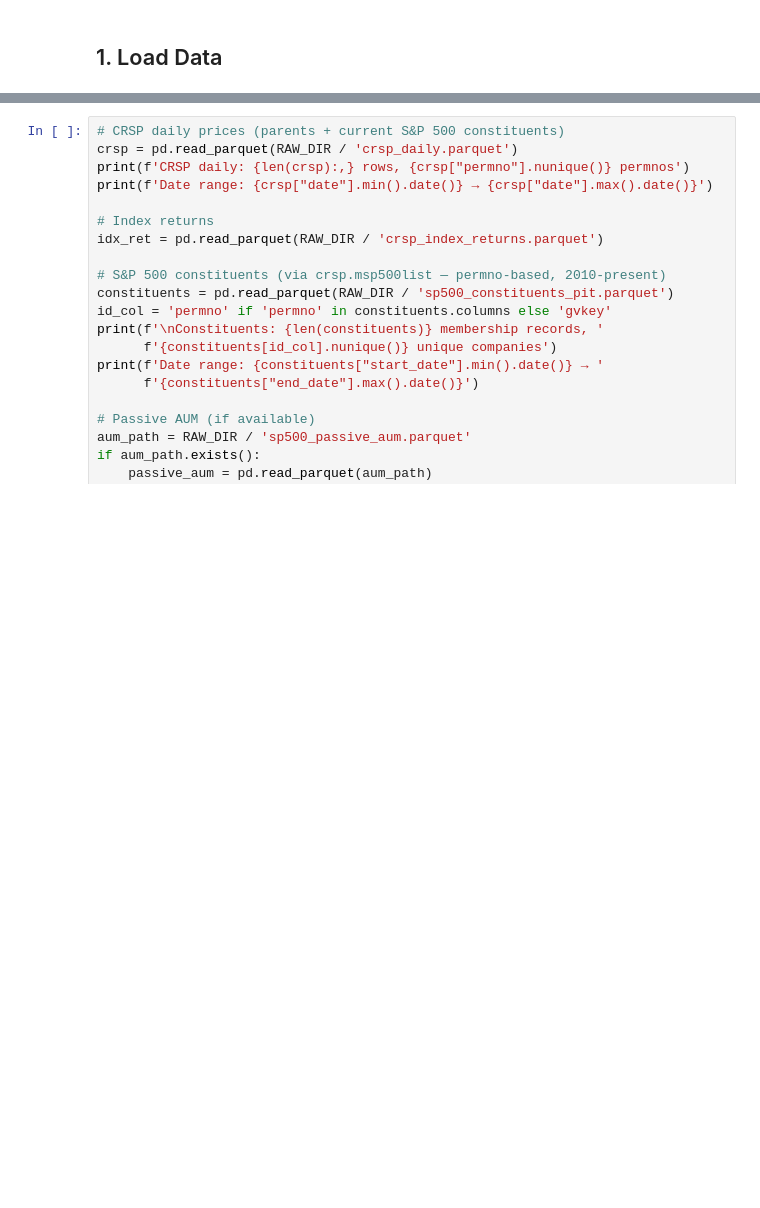
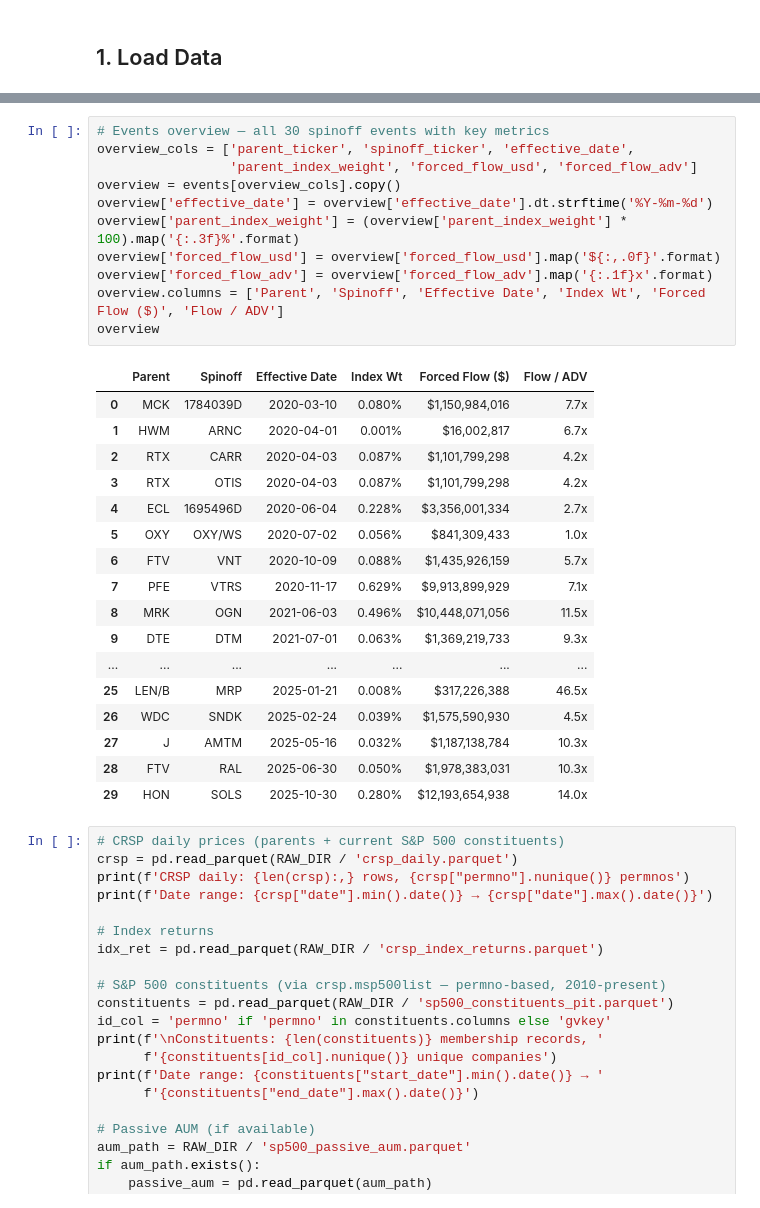
Before and after one commit to ElouanBahri/index-spinoff-arbitrage, a Jupyter notebook: eda.ipynb, the cells around one changed output, grey strips where cells are left out. Cells and saved outputs as stored; diff of their text form; blank space fills up the shorter version.

```diff
--- a/eda.ipynb
+++ b/eda.ipynb
@@ -57,3 +50,32 @@ Spinoff events: 30 rows
+# %%
+# Events overview — all 30 spinoff events with key metrics
+overview_cols = ['parent_ticker', 'spinoff_ticker', 'effective_date',
+                 'parent_index_weight', 'forced_flow_usd', 'forced_flow_adv']
+overview = events[overview_cols].copy()
+overview['effective_date'] = overview['effective_date'].dt.strftime('%Y-%m-%d')
+overview['parent_index_weight'] = (overview['parent_index_weight'] * 100).map('{:.3f}%'.format)
+overview['forced_flow_usd'] = overview['forced_flow_usd'].map('${:,.0f}'.format)
+overview['forced_flow_adv'] = overview['forced_flow_adv'].map('{:.1f}x'.format)
+overview.columns = ['Parent', 'Spinoff', 'Effective Date', 'Index Wt', 'Forced Flow ($)', 'Flow / ADV']
+overview
+# %% [output]
+|  | Parent | Spinoff | Effective Date | Index Wt | Forced Flow ($) | Flow / ADV |
+| 0 | MCK | 1784039D | 2020-03-10 | 0.080% | $1,150,984,016 | 7.7x |
+| 1 | HWM | ARNC | 2020-04-01 | 0.001% | $16,002,817 | 6.7x |
+| 2 | RTX | CARR | 2020-04-03 | 0.087% | $1,101,799,298 | 4.2x |
+| 3 | RTX | OTIS | 2020-04-03 | 0.087% | $1,101,799,298 | 4.2x |
+| 4 | ECL | 1695496D | 2020-06-04 | 0.228% | $3,356,001,334 | 2.7x |
+| 5 | OXY | OXY/WS | 2020-07-02 | 0.056% | $841,309,433 | 1.0x |
+| 6 | FTV | VNT | 2020-10-09 | 0.088% | $1,435,926,159 | 5.7x |
+| 7 | PFE | VTRS | 2020-11-17 | 0.629% | $9,913,899,929 | 7.1x |
+| 8 | MRK | OGN | 2021-06-03 | 0.496% | $10,448,071,056 | 11.5x |
+| 9 | DTE | DTM | 2021-07-01 | 0.063% | $1,369,219,733 | 9.3x |
+| ... | ... | ... | ... | ... | ... | ... |
+| 25 | LEN/B | MRP | 2025-01-21 | 0.008% | $317,226,388 | 46.5x |
+| 26 | WDC | SNDK | 2025-02-24 | 0.039% | $1,575,590,930 | 4.5x |
+| 27 | J | AMTM | 2025-05-16 | 0.032% | $1,187,138,784 | 10.3x |
+| 28 | FTV | RAL | 2025-06-30 | 0.050% | $1,978,383,031 | 10.3x |
+| 29 | HON | SOLS | 2025-10-30 | 0.280% | $12,193,654,938 | 14.0x |
 # %%
 # CRSP daily prices (parents + current S&P 500 constituents)
 crsp = pd.read_parquet(RAW_DIR / 'crsp_daily.parquet')
```
Also changed, not shown: parts of 8 cells of this notebook, 1 other file.
